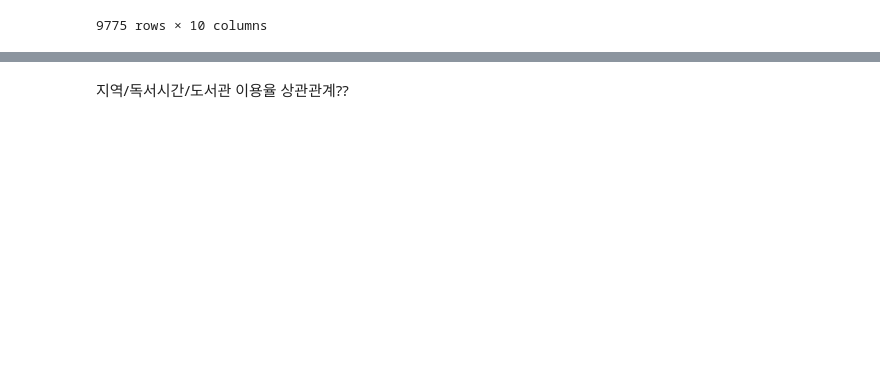
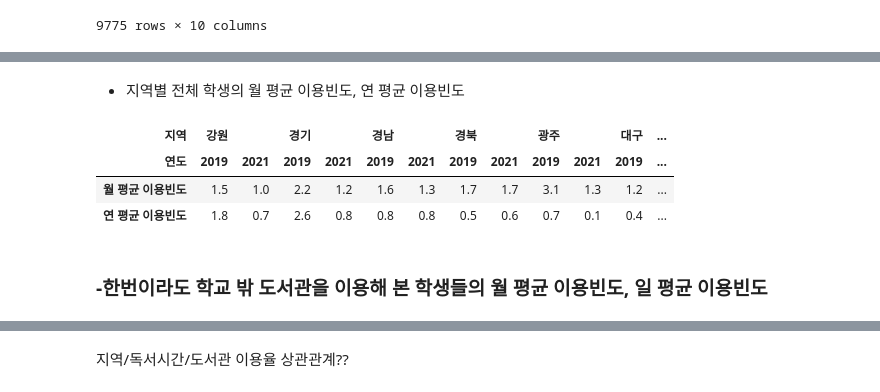
Before and after one commit to Yerial1125/semi_project, a Jupyter notebook: E조_세미프로젝트.ipynb, the cells around one changed output, grey strips where cells are left out. Drawn from its saved outputs; the diff is of its cells as text; code cells hidden in the pictures; blank space fills up the shorter version.

```diff
--- a/E조_세미프로젝트.ipynb
+++ b/E조_세미프로젝트.ipynb
@@ -784,0 +677,3 @@ pd.DataFrame(area_lib_t).unstack().plot.bar(figsize=(9,7))
+# %%
+# 기술통계를 위해 문자 '없음' -> 0으로 변경
+area_stu['연 평균 이용빈도'].replace({'없음':0},inplace=True)
@@ -784,0 +715,26 @@ pd.DataFrame(area_lib_t).unstack().plot.bar(figsize=(9,7))
+# %% [markdown]
+- 지역별 전체 학생의 월 평균 이용빈도, 연 평균 이용빈도
+# %%
+# 2017년은 월 평균 이용빈도, 연 평균 이용빈도 설문X
+# 2019,2021년도 지역별 전체 학생들의 월 평균, 연 평균 이용
+list = area_stu.index.unique()
+area_freq = pd.DataFrame(columns=[[],[]])
+
+for yr_area in list:
+    if yr_area[0] != 2017 :
+        freq_temp = area_stu.loc[yr_area,:].mean().round(1)
+        area_freq[yr_area[1],yr_area[0]] = freq_temp
+# %%
+# 열 인덱스 기준 정렬
+area_freq = area_freq.sort_index(axis=1)
+# %%
+# 다중 인덱스 이름 설정
+area_freq.columns.names=['지역','연도']
+area_freq
+# %% [output]
+| 지역 | 강원 |  | 경기 |  | 경남 |  | 경북 |  | 광주 |  | 대구 | ... |
+| 연도 | 2019 | 2021 | 2019 | 2021 | 2019 | 2021 | 2019 | 2021 | 2019 | 2021 | 2019 | ... |
+| 월 평균 이용빈도 | 1.5 | 1.0 | 2.2 | 1.2 | 1.6 | 1.3 | 1.7 | 1.7 | 3.1 | 1.3 | 1.2 | ... |
+| 연 평균 이용빈도 | 1.8 | 0.7 | 2.6 | 0.8 | 0.8 | 0.8 | 0.5 | 0.6 | 0.7 | 0.1 | 0.4 | ... |
+# %% [markdown]
+### -한번이라도 학교 밖 도서관을 이용해 본 학생들의 월 평균 이용빈도, 일 평균 이용빈도
```
Also changed, not shown: parts of 135 cells of this notebook.
